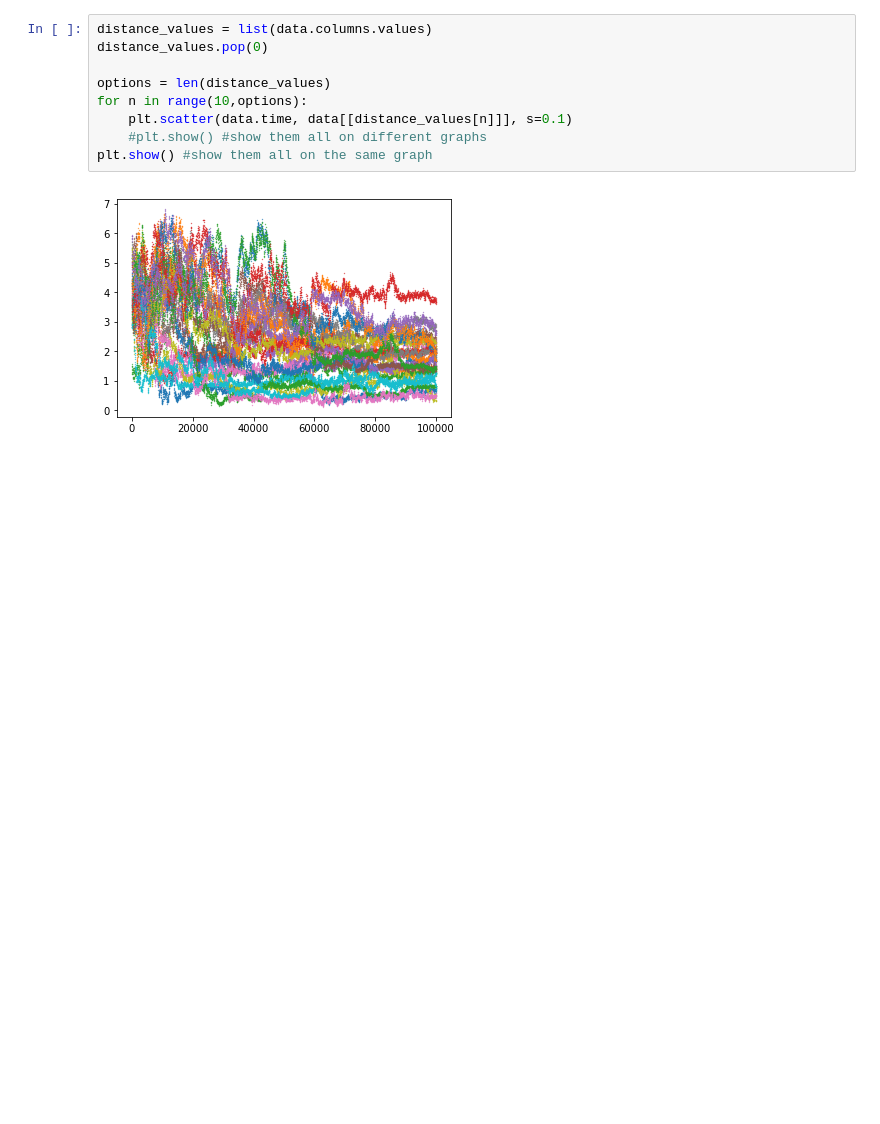
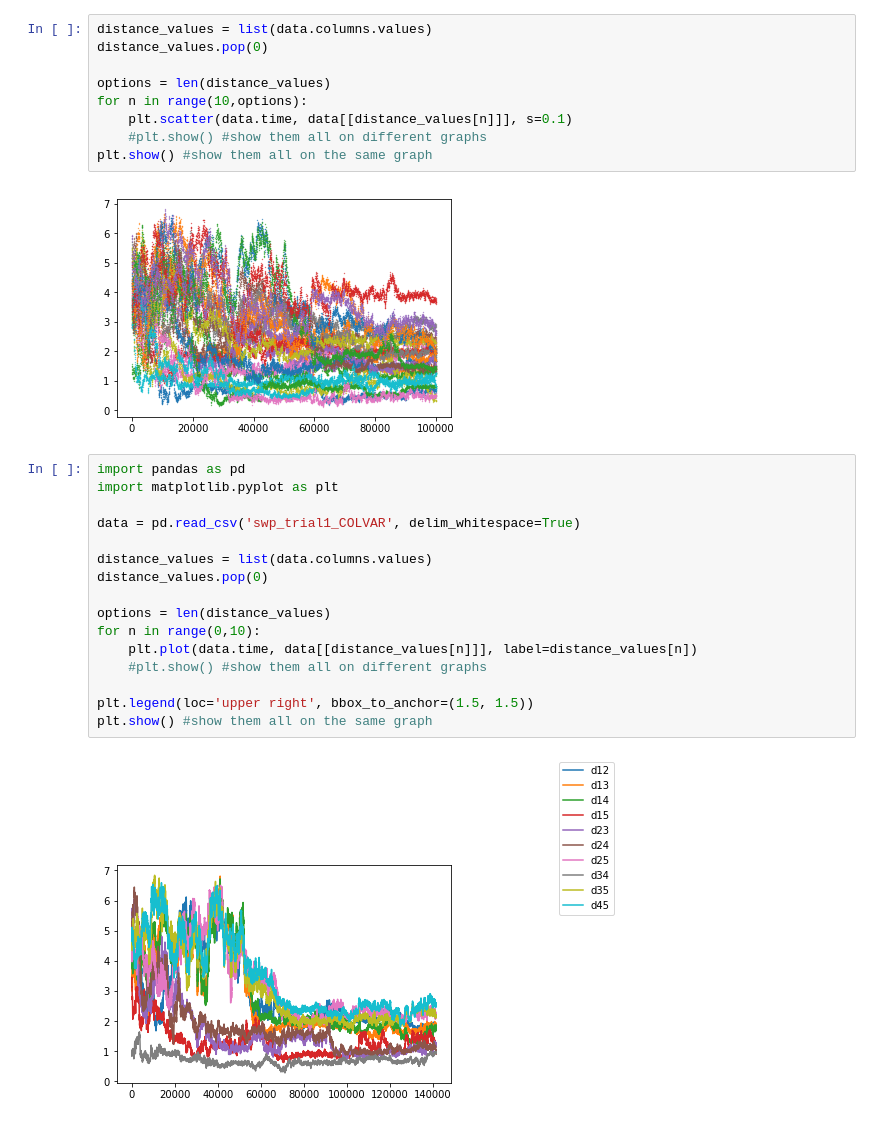
Before and after one commit to emily-r-rhodes/abpeptide, a Jupyter notebook: Distance/distance.ipynb, the cells around one changed output. Cells and saved outputs as stored; diff of their text form; blank space fills up the shorter version.

Commit message:
COLVAR

```diff
--- a/Distance/distance.ipynb
+++ b/Distance/distance.ipynb
@@ -93,3 +65,21 @@ for n in range(10,options):
 plt.show() #show them all on the same graph
 # %% [output]
 [figure]
+# %%
+import pandas as pd
+import matplotlib.pyplot as plt
+
+data = pd.read_csv('swp_trial1_COLVAR', delim_whitespace=True)
+
+distance_values = list(data.columns.values)
+distance_values.pop(0)
+
+options = len(distance_values)
+for n in range(0,10):
+    plt.plot(data.time, data[[distance_values[n]]], label=distance_values[n])
+    #plt.show() #show them all on different graphs
+
+plt.legend(loc='upper right', bbox_to_anchor=(1.5, 1.5))
+plt.show() #show them all on the same graph
+# %% [output]
+[figure, added]
```
Also changed, not shown: parts of 7 cells of this notebook, 6 other files.
